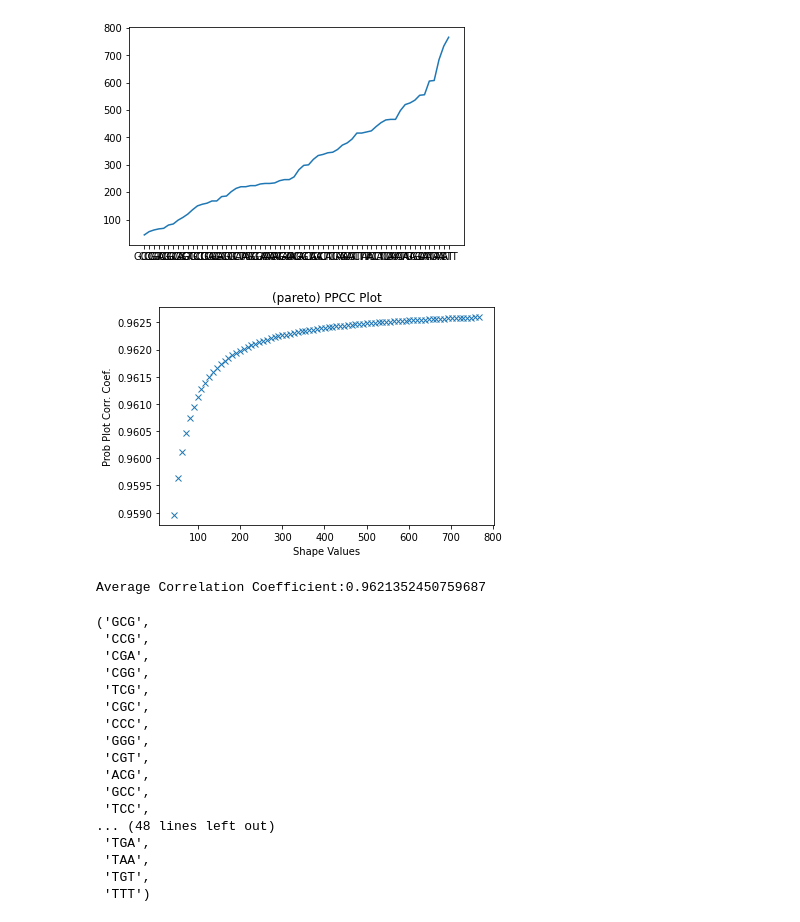
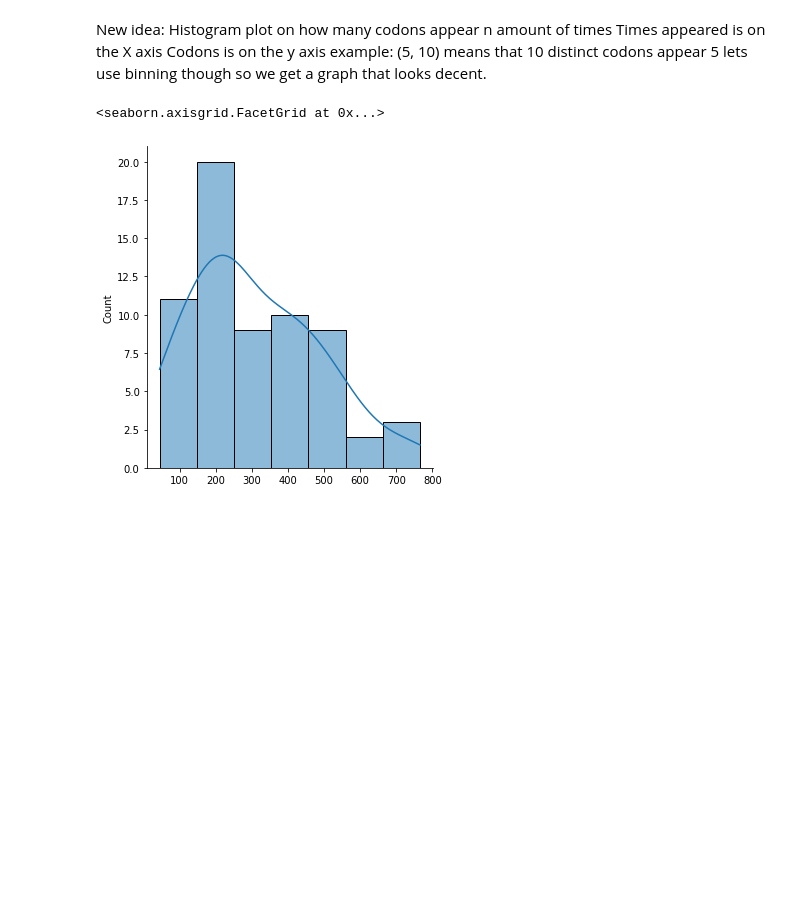
Before and after one commit to ocean-rey/rna-entropy-project, a Jupyter notebook: Untitled.ipynb, the cells around one changed output. Cells and saved outputs as stored; diff of their text form; code cells hidden in the pictures; blank space fills up the shorter version.

```diff
--- a/Untitled.ipynb
+++ b/Untitled.ipynb
@@ -68,37 +50,28 @@ rona_map
 # %%
 full_dist = get_distribution_jumping(rona)
-full_dist = sorted(full_dist.items(), key=lambda kv: kv[1], reverse=False)
-x_full, y_full = zip(*full_dist)
-plt.plot(x_full, y_full)
-plt.show()
-(svals, ppcc) = stats.ppcc_plot(x=y_full, a=y_full[0],
-                                b=y_full[-1],plot=plt,
-                                dist="pareto")
-plt.show()
-full_avg_cc = ppcc.mean()
-print("Average Correlation Coefficient:{}".format(full_avg_cc))
-x_full
+#full_dist = sorted(full_dist.items(), key=lambda kv: kv[1], reverse=False)
+#x_full, y_full = zip(*full_dist)
+#plt.plot(x_full, y_full)
+#plt.show()
+#(svals, ppcc) = stats.ppcc_plot(x=y_full, a=y_full[0],
+#                                b=y_full[-1],plot=plt,
+#                                dist="pareto")
+#plt.show()
+#full_avg_cc = ppcc.mean()
+#print("Average Correlation Coefficient:{}".format(full_avg_cc))
-# %% [output]
-[figure, removed]
-[figure, removed]
-Average Correlation Coefficient:0.9621352450759687
-('GCG',
- 'CCG',
- 'CGA',
- 'CGG',
- 'TCG',
- 'CGC',
- 'CCC',
- 'GGG',
- 'CGT',
- 'ACG',
- 'GCC',
- 'TCC',
-... (48 lines left out)
- 'TGA',
- 'TAA',
- 'TGT',
- 'TTT')
+# %% [markdown]
+New idea:
+    Histogram plot on how many codons appear n amount of times
+    Times appeared is on the X axis
+    Codons is on the y axis
+    example:
+        (5, 10) means that 10 distinct codons appear 5
+    lets use binning though so we get a graph that looks decent.
+# %%
+sns.displot(full_dist, kde=True)
+# %% [output]
+<seaborn.axisgrid.FacetGrid at 0x...>
+[figure, added]
 # %%
 pareto_ppcc_map = {}
 for annotation in rona_map.keys():
```
Also changed, not shown: parts of 4 cells of this notebook, 2 other files.
